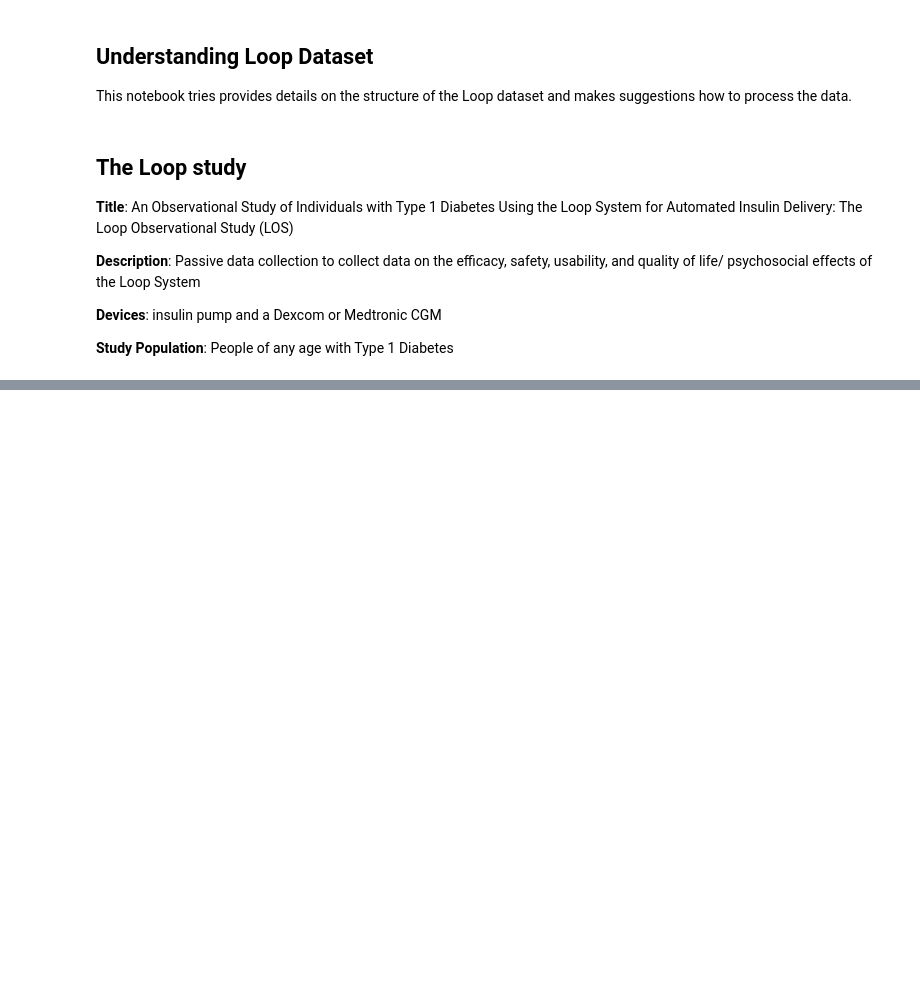
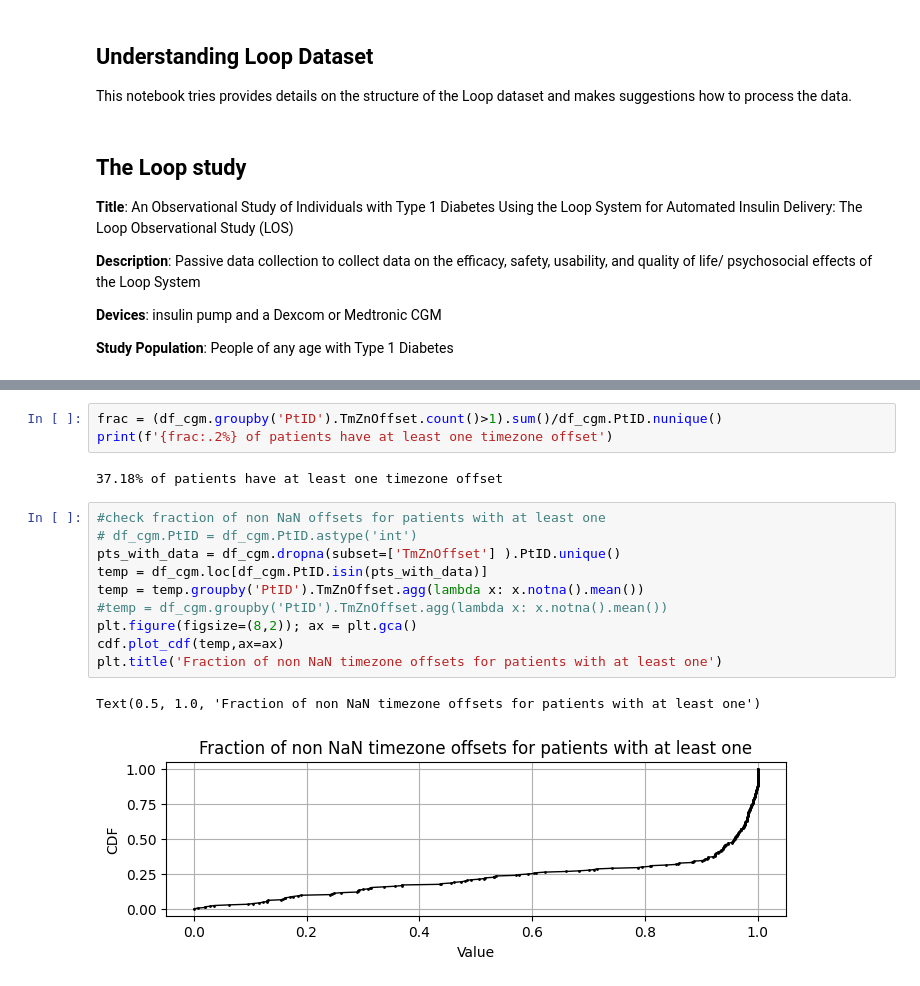
Before and after one commit to nudgebg/egvinsulin, a Jupyter notebook: notebooks/understand-loop-dataset.ipynb, the cells around one changed output, grey strips where cells are left out. Saved outputs shown, nothing was run; the diff lists cells and outputs as text; blank space fills up the shorter version.

```diff
--- a/notebooks/understand-loop-dataset.ipynb
+++ b/notebooks/understand-loop-dataset.ipynb
@@ -415,0 +233,18 @@ len(df_bolus['PtID'].unique().compute())
+# %%
+frac = (df_cgm.groupby('PtID').TmZnOffset.count()>1).sum()/df_cgm.PtID.nunique()
+print(f'{frac:.2%} of patients have at least one timezone offset')
+# %% [output]
+37.18% of patients have at least one timezone offset
+# %%
+#check fraction of non NaN offsets for patients with at least one
+# df_cgm.PtID = df_cgm.PtID.astype('int')
+pts_with_data = df_cgm.dropna(subset=['TmZnOffset'] ).PtID.unique()
+temp = df_cgm.loc[df_cgm.PtID.isin(pts_with_data)]
+temp = temp.groupby('PtID').TmZnOffset.agg(lambda x: x.notna().mean())
+#temp = df_cgm.groupby('PtID').TmZnOffset.agg(lambda x: x.notna().mean())
+plt.figure(figsize=(8,2)); ax = plt.gca()
+cdf.plot_cdf(temp,ax=ax)
+plt.title('Fraction of non NaN timezone offsets for patients with at least one')
+# %% [output]
+Text(0.5, 1.0, 'Fraction of non NaN timezone offsets for patients with at least one')
+[figure, added]
```
Also changed, not shown: parts of 88 cells of this notebook, 1 other file.
